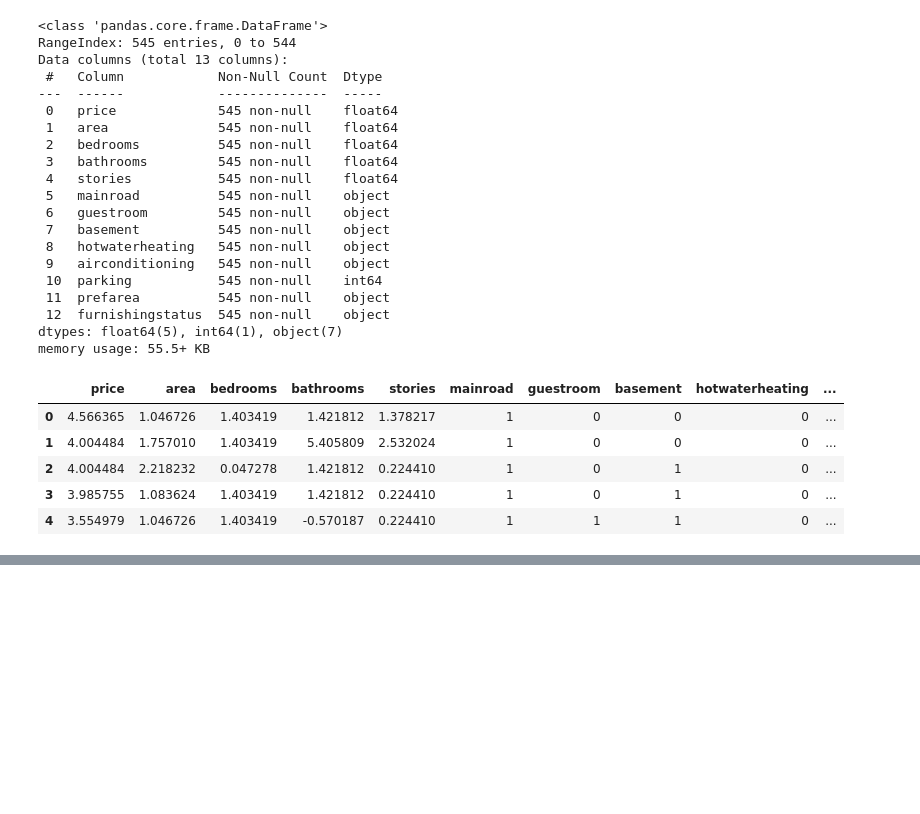
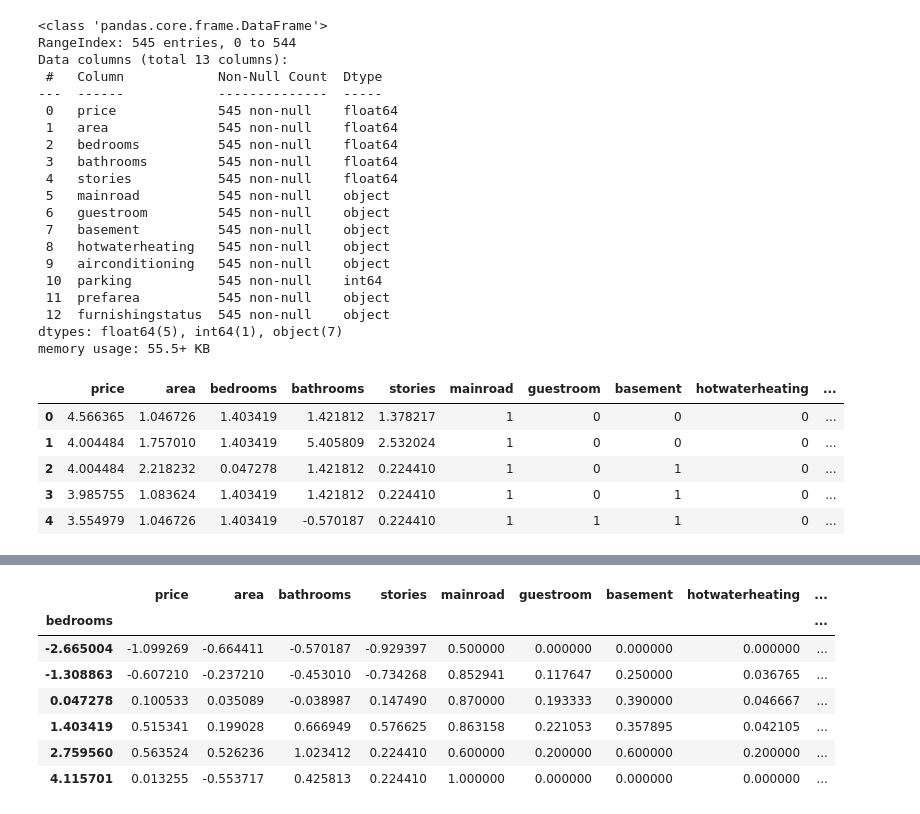
Before and after one commit to mumbimuthiga/data_handling, a Jupyter notebook: datacleanup.ipynb, the cells around one changed output, grey strips where cells are left out. Drawn from its saved outputs; the diff is of its cells as text; code cells hidden in the pictures; blank space fills up the shorter version.

```diff
--- a/datacleanup.ipynb
+++ b/datacleanup.ipynb
@@ -100,0 +143,21 @@ housing.head()
+# %%
+# Aggregating data by bedrooms
+bedroom_agg = housing.groupby("bedrooms").mean()
+
+# Aggregating data by stories
+stories_agg = housing.groupby("stories").mean()
+
+# Aggregating data by furnishing status
+furnishing_agg = housing.groupby("furnishingstatus").mean()
+
+# Display summarized trends
+bedroom_agg
+# %% [output]
+|  | price | area | bathrooms | stories | mainroad | guestroom | basement | hotwaterheating | ... |
+| bedrooms |  |  |  |  |  |  |  |  | ... |
+| -2.665004 | -1.099269 | -0.664411 | -0.570187 | -0.929397 | 0.500000 | 0.000000 | 0.000000 | 0.000000 | ... |
+| -1.308863 | -0.607210 | -0.237210 | -0.453010 | -0.734268 | 0.852941 | 0.117647 | 0.250000 | 0.036765 | ... |
+| 0.047278 | 0.100533 | 0.035089 | -0.038987 | 0.147490 | 0.870000 | 0.193333 | 0.390000 | 0.046667 | ... |
+| 1.403419 | 0.515341 | 0.199028 | 0.666949 | 0.576625 | 0.863158 | 0.221053 | 0.357895 | 0.042105 | ... |
+| 2.759560 | 0.563524 | 0.526236 | 1.023412 | 0.224410 | 0.600000 | 0.200000 | 0.600000 | 0.200000 | ... |
+| 4.115701 | 0.013255 | -0.553717 | 0.425813 | 0.224410 | 1.000000 | 0.000000 | 0.000000 | 0.000000 | ... |
```
Also changed, not shown: parts of 3 cells of this notebook.
